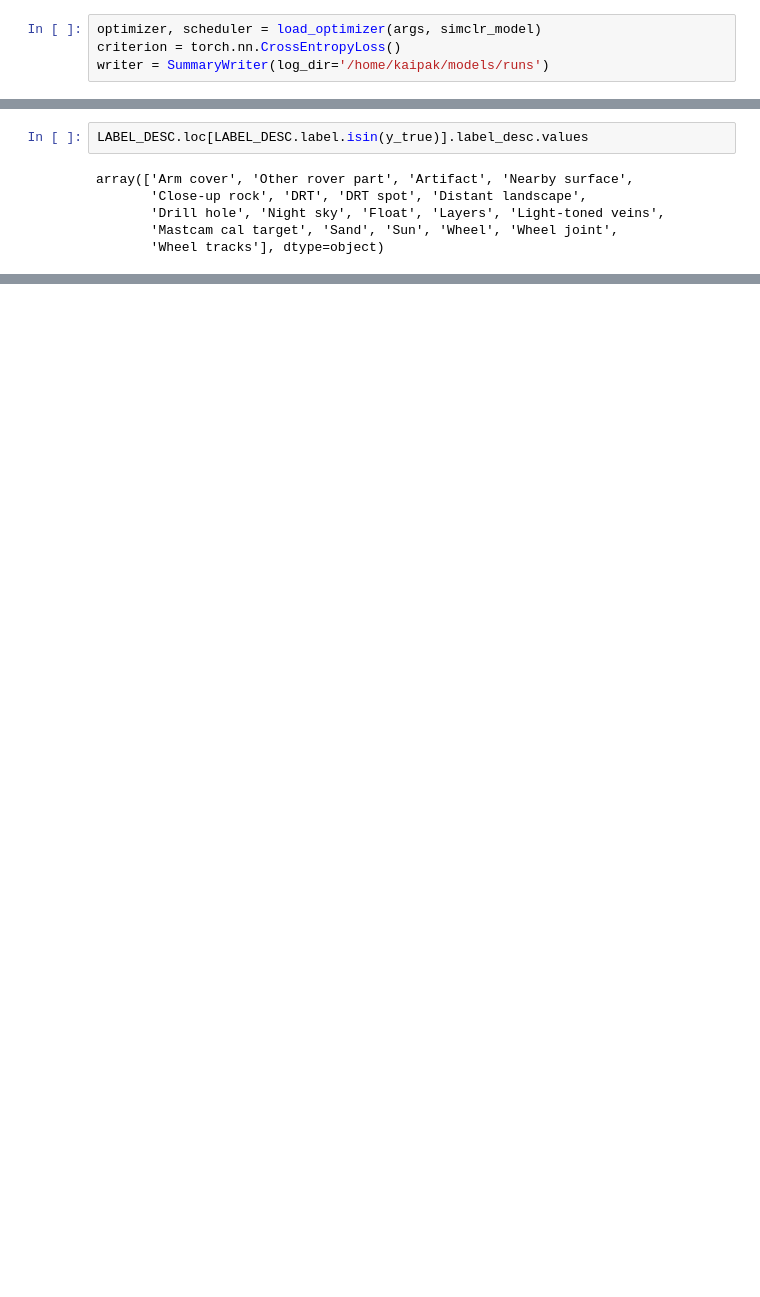
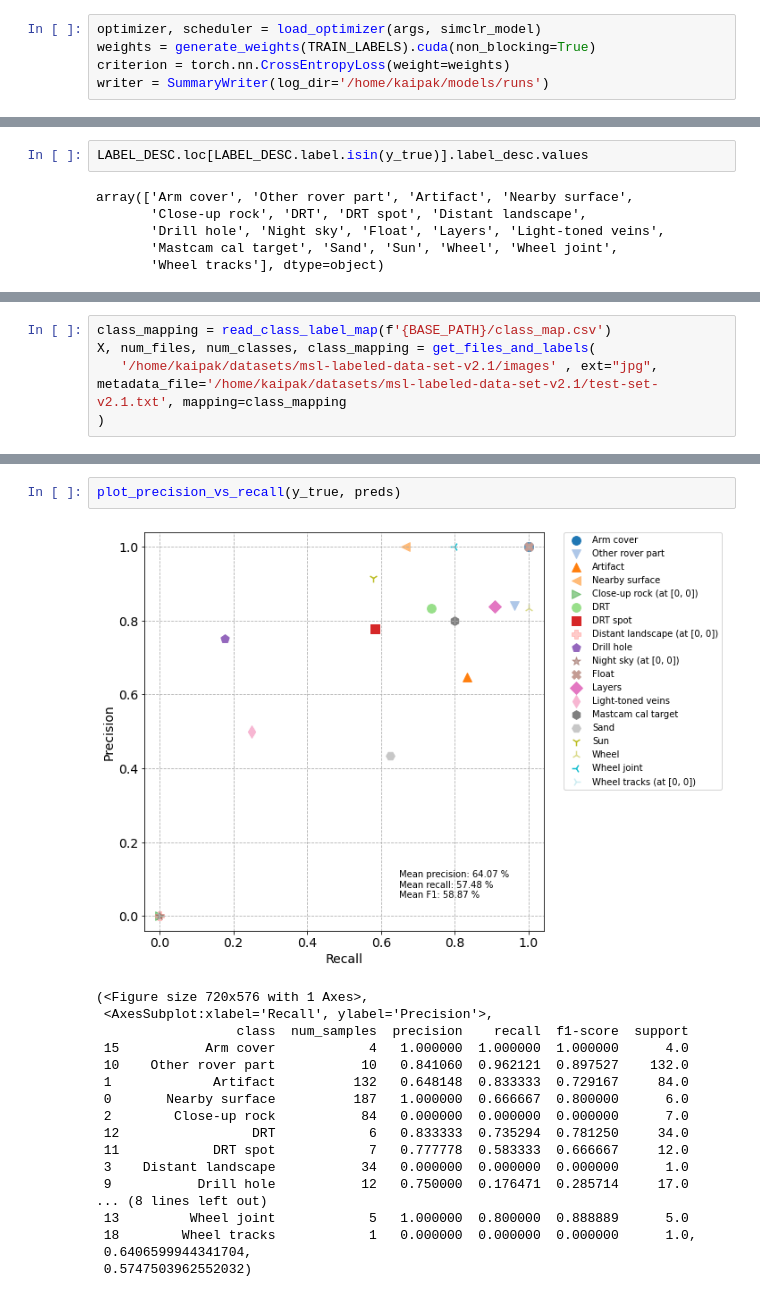
Before and after one commit to kaipak/data-science-notebooks, a Jupyter notebook: experiments_and_development/SimCLRv2-PyTorch/marsv2_experiments.ipynb, the cells around one changed output, grey strips where cells are left out. Drawn from its saved outputs; the diff is of its cells as text; blank space fills up the shorter version.

Commit message:
Evaluation of latest Mars v2.1 run with weighted loss function.

```diff
--- a/experiments_and_development/SimCLRv2-PyTorch/marsv2_experiments.ipynb
+++ b/experiments_and_development/SimCLRv2-PyTorch/marsv2_experiments.ipynb
@@ -247,6 +320,7 @@ def test(args, loader, model, criterion, optimizer):
     return epoch_loss, epoch_accuracy
 # %%
 optimizer, scheduler = load_optimizer(args, simclr_model)
-criterion = torch.nn.CrossEntropyLoss()
+weights = generate_weights(TRAIN_LABELS).cuda(non_blocking=True)
+criterion = torch.nn.CrossEntropyLoss(weight=weights)
 writer = SummaryWriter(log_dir='/home/kaipak/models/runs')
 # %% [output]
@@ -351,0 +486,5 @@ array(['Arm cover', 'Other rover part', 'Artifact', 'Nearby surface',
+# %%
+class_mapping = read_class_label_map(f'{BASE_PATH}/class_map.csv')
+X, num_files, num_classes, class_mapping = get_files_and_labels(
+   '/home/kaipak/datasets/msl-labeled-data-set-v2.1/images' , ext="jpg", metadata_file='/home/kaipak/datasets/msl-labeled-data-set-v2.1/test-set-v2.1.txt', mapping=class_mapping
+)
@@ -351,0 +589,21 @@ array(['Arm cover', 'Other rover part', 'Artifact', 'Nearby surface',
+# %%
+plot_precision_vs_recall(y_true, preds)
+# %% [output]
+[figure, added]
+(<Figure size 720x576 with 1 Axes>,
+ <AxesSubplot:xlabel='Recall', ylabel='Precision'>,
+                  class  num_samples  precision    recall  f1-score  support
+ 15           Arm cover            4   1.000000  1.000000  1.000000      4.0
+ 10    Other rover part           10   0.841060  0.962121  0.897527    132.0
+ 1             Artifact          132   0.648148  0.833333  0.729167     84.0
+ 0       Nearby surface          187   1.000000  0.666667  0.800000      6.0
+ 2        Close-up rock           84   0.000000  0.000000  0.000000      7.0
+ 12                 DRT            6   0.833333  0.735294  0.781250     34.0
+ 11            DRT spot            7   0.777778  0.583333  0.666667     12.0
+ 3    Distant landscape           34   0.000000  0.000000  0.000000      1.0
+ 9           Drill hole           12   0.750000  0.176471  0.285714     17.0
+... (8 lines left out)
+ 13         Wheel joint            5   1.000000  0.800000  0.888889      5.0
+ 18        Wheel tracks            1   0.000000  0.000000  0.000000      1.0,
+ 0.6406599944341704,
+ 0.5747503962552032)
```
Also changed, not shown: parts of 28 cells of this notebook, 2 other files.
